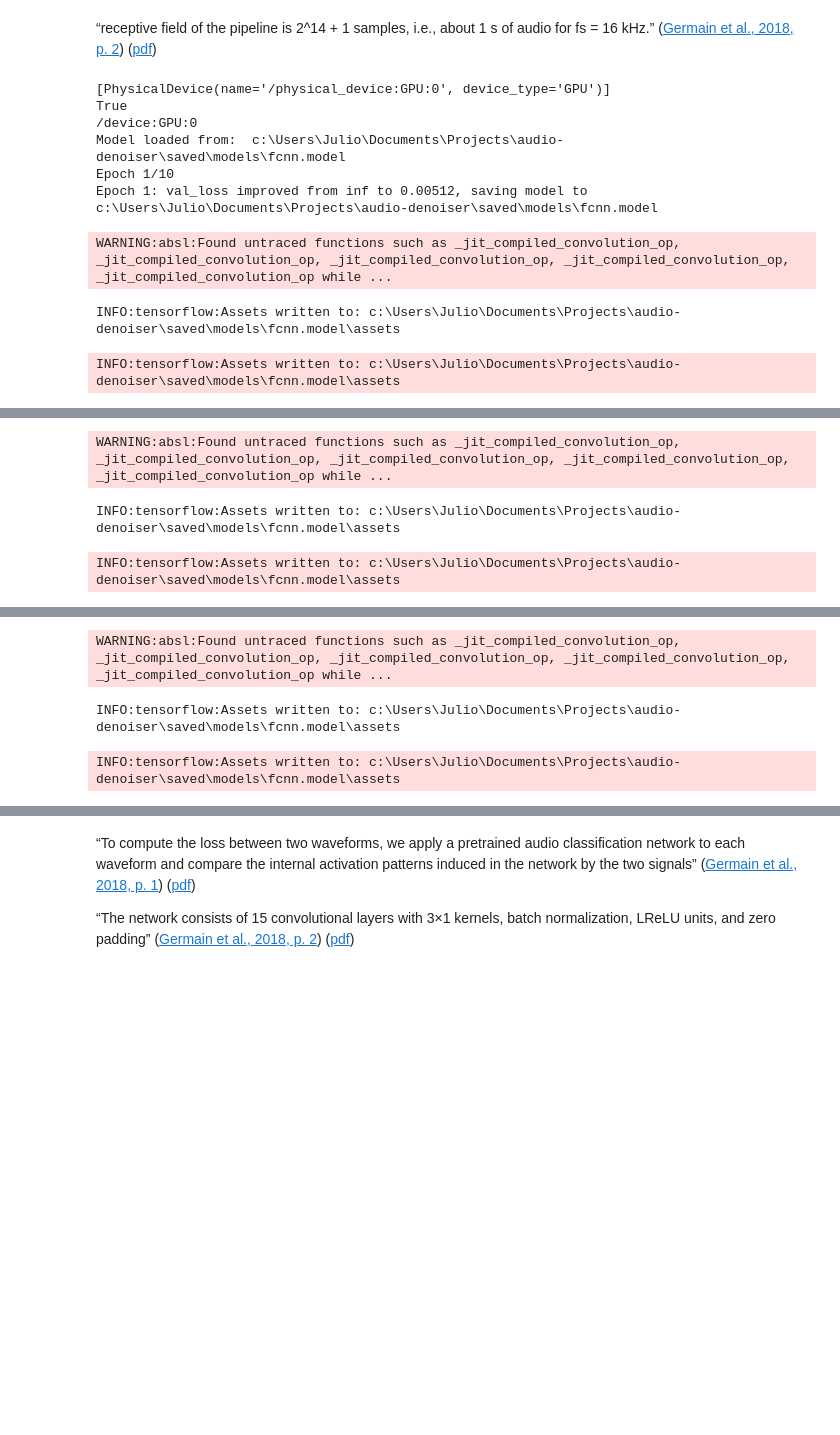
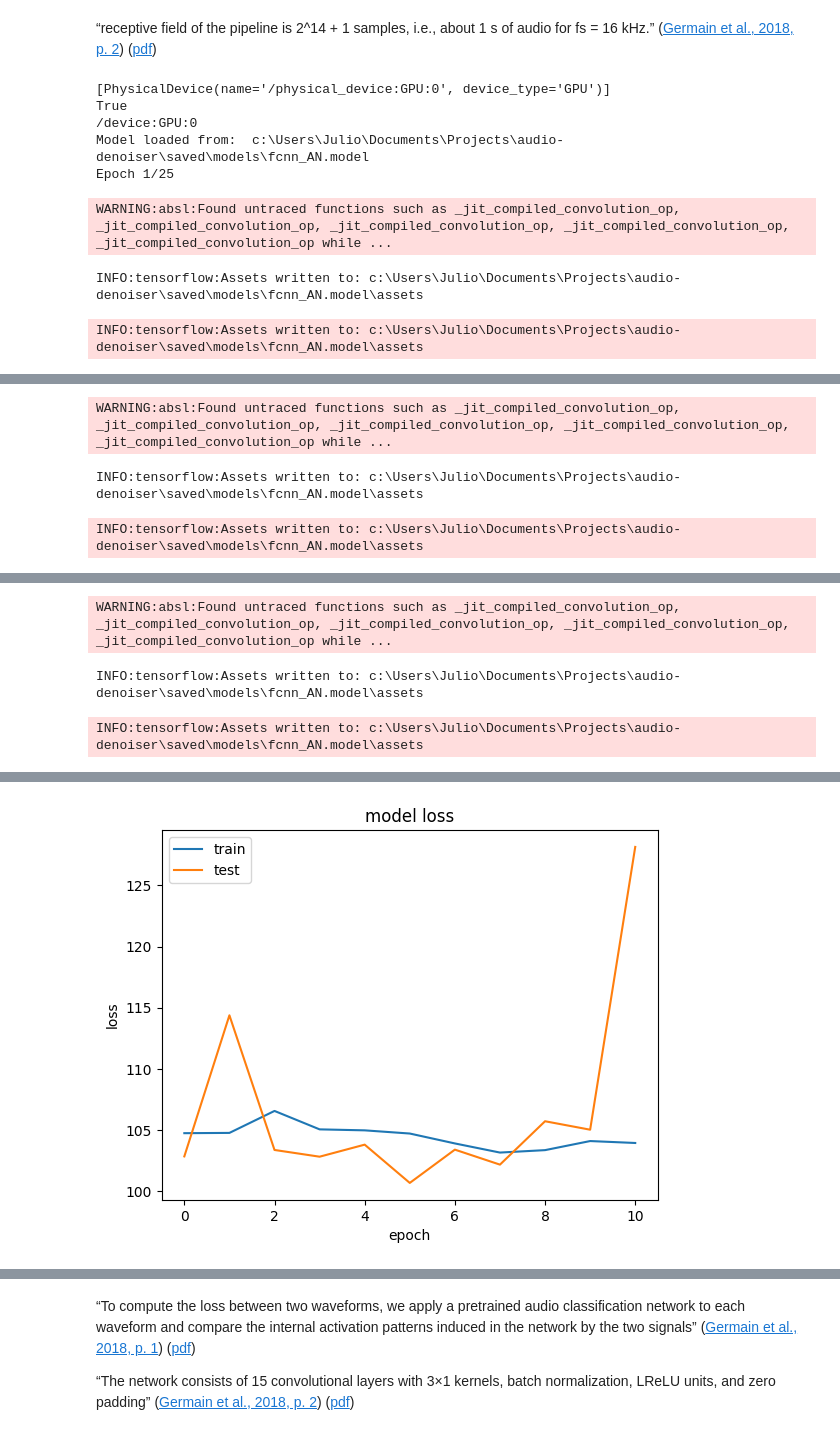
Before and after one commit to juemrami/audio-denoiser, a Jupyter notebook: src/models/Paper.ipynb, the cells around one changed output, grey strips where cells are left out. Drawn from its saved outputs; the diff is of its cells as text; code cells hidden in the pictures; blank space fills up the shorter version.

```diff
--- a/src/models/Paper.ipynb
+++ b/src/models/Paper.ipynb
@@ -65,7 +65,7 @@ def LeakyReLU(x):
 
 n_layers=7 # num of internal layers
 n_channels=16 # number of feature maps (64 in paper)
-norm_type="SBN"
+norm_type="NM"
 
 if norm_type == "NM": # ADAPTIVE BATCH NORM
     norm_fn = AdaptiveNormalization
@@ -90,7 +90,7 @@ for current_layer in range(n_layers):
         net = dilated_to_signal(net, n_channels=n_channels, pad_elements=pad_elements)
 net = layers.Conv2D(n_channels, kernel_size=[1, 3], activation=LeakyReLU, name='se_conv_last', padding='SAME')(net)
 net = norm_fn(name='se_norm_last')(net)
-net = layers.Conv2D(1, kernel_size=[1, 1], activation=None,
+net = layers.Conv2D(1, kernel_size=[1, 1], activation='tanh',
                         name='se_fc_last', padding='SAME')(net)
 # undo the transpose and squeeze the feature dimension
 output = tf.squeeze(tf.transpose(net, [0, 2, 1, 3]), axis=-1)
@@ -129,16 +129,16 @@ from keras import callbacks
 import matplotlib.pyplot as plt
 import os
 SE_LOSS_LAYERS = 6 # NUMBER OF FEATURE LOSS LAYERS
-model_path = os.path.join(os.getcwd(),'saved','models', 'fcnn.model')
+optimizer = tf.keras.optimizers.Adam(learning_rate=1e-4)
+model.compile(loss=tf.keras.losses.MAPE, optimizer=optimizer, metrics=['mse', 'mae', ])
+model_path = os.path.join(os.getcwd(),'saved','models', 'fcnn_AN.model')
 if os.path.exists(model_path):
     model.load_weights(model_path)
     print('Model loaded from: ', model_path)
-checkpoint = callbacks.ModelCheckpoint(model_path, monitor='val_loss', verbose=2, save_best_only=True, save_weights_only=False,mode='min')
+checkpoint = callbacks.ModelCheckpoint(model_path, monitor='val_loss', verbose=1, save_best_only=True, save_weights_only=False,mode='min')
 stop = callbacks.EarlyStopping(monitor='val_loss', mode='min', verbose=1, patience=5)
-optimizer = tf.keras.optimizers.Adam(learning_rate=1e-4)
-model.compile(loss=tf.keras.losses.MSE, optimizer=optimizer, metrics=['mse'])
 # callbacks=[checkpoint, stop]
-history = model.fit(train_set, epochs=10, validation_data=val_set, batch_size=64,callbacks=[checkpoint, stop],verbose=1)
+history = model.fit(train_set, epochs=25, validation_data=val_set, batch_size=128,callbacks=[checkpoint, stop],verbose=1)
 plt.plot(history.history['loss'])
 plt.plot(history.history['val_loss'])
 plt.title('model loss')
@@ -150,9 +150,8 @@ plt.show()
 [PhysicalDevice(name='/physical_device:GPU:0', device_type='GPU')]
 True
 /device:GPU:0
-Model loaded from:  c:\Users\Julio\Documents\Projects\audio-denoiser\saved\models\fcnn.model
-Epoch 1/10
-Epoch 1: val_loss improved from inf to 0.00512, saving model to c:\Users\Julio\Documents\Projects\audio-denoiser\saved\models\fcnn.model
+Model loaded from:  c:\Users\Julio\Documents\Projects\audio-denoiser\saved\models\fcnn_AN.model
+Epoch 1/25
 WARNING:absl:Found untraced functions such as _jit_compiled_convolution_op, _jit_compiled_convolution_op, _jit_compiled_convolution_op, _jit_compiled_convolution_op, _jit_compiled_convolution_op while ...
-INFO:tensorflow:Assets written to: c:\Users\Julio\Documents\Projects\audio-denoiser\saved\models\fcnn.model\assets
+INFO:tensorflow:Assets written to: c:\Users\Julio\Documents\Projects\audio-denoiser\saved\models\fcnn_AN.model\assets
-INFO:tensorflow:Assets written to: c:\Users\Julio\Documents\Projects\audio-denoiser\saved\models\fcnn.model\assets
+INFO:tensorflow:Assets written to: c:\Users\Julio\Documents\Projects\audio-denoiser\saved\models\fcnn_AN.model\assets
@@ -162,3 +164,3 @@ Epoch 2: val_loss improved from 0.00512 to 0.00416, saving model to c:\Users\Jul
 WARNING:absl:Found untraced functions such as _jit_compiled_convolution_op, _jit_compiled_convolution_op, _jit_compiled_convolution_op, _jit_compiled_convolution_op, _jit_compiled_convolution_op while ...
-INFO:tensorflow:Assets written to: c:\Users\Julio\Documents\Projects\audio-denoiser\saved\models\fcnn.model\assets
+INFO:tensorflow:Assets written to: c:\Users\Julio\Documents\Projects\audio-denoiser\saved\models\fcnn_AN.model\assets
-INFO:tensorflow:Assets written to: c:\Users\Julio\Documents\Projects\audio-denoiser\saved\models\fcnn.model\assets
+INFO:tensorflow:Assets written to: c:\Users\Julio\Documents\Projects\audio-denoiser\saved\models\fcnn_AN.model\assets
@@ -171,3 +171,3 @@ Epoch 4: val_loss improved from 0.00416 to 0.00407, saving model to c:\Users\Jul
 WARNING:absl:Found untraced functions such as _jit_compiled_convolution_op, _jit_compiled_convolution_op, _jit_compiled_convolution_op, _jit_compiled_convolution_op, _jit_compiled_convolution_op while ...
-INFO:tensorflow:Assets written to: c:\Users\Julio\Documents\Projects\audio-denoiser\saved\models\fcnn.model\assets
+INFO:tensorflow:Assets written to: c:\Users\Julio\Documents\Projects\audio-denoiser\saved\models\fcnn_AN.model\assets
-INFO:tensorflow:Assets written to: c:\Users\Julio\Documents\Projects\audio-denoiser\saved\models\fcnn.model\assets
+INFO:tensorflow:Assets written to: c:\Users\Julio\Documents\Projects\audio-denoiser\saved\models\fcnn_AN.model\assets
@@ -174,0 +186 @@ INFO:tensorflow:Assets written to: c:\Users\Julio\Documents\Projects\audio-denoi
+[figure, added]
```
Also changed, not shown: parts of 4 cells of this notebook, 16 other files.
